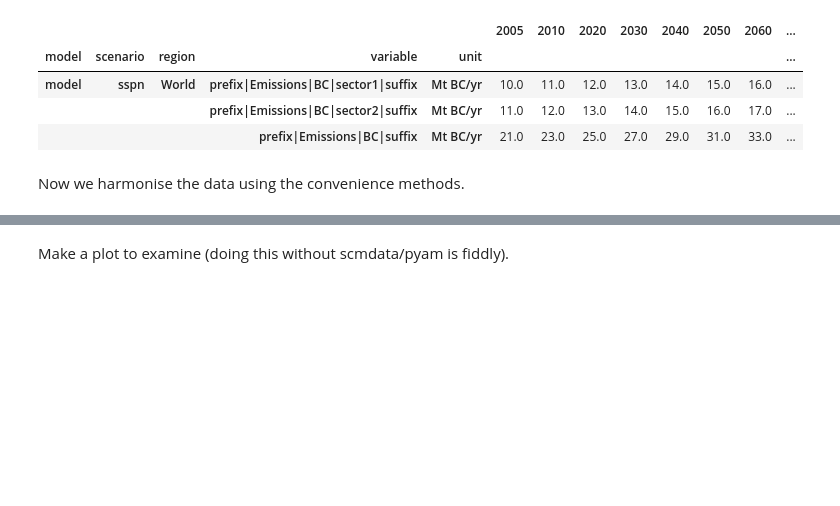
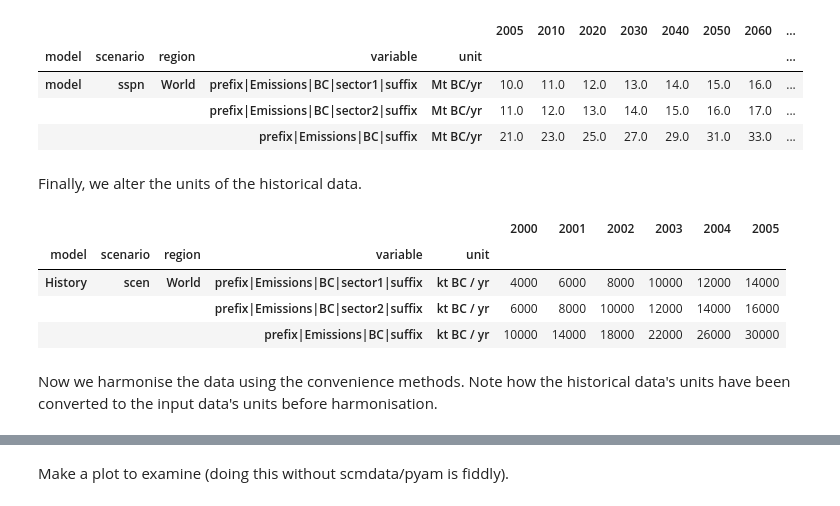
Before and after one commit to iiasa/aneris, a Jupyter notebook: doc/source/convenience.ipynb, the cells around one changed output, grey strips where cells are left out. Cells and saved outputs as stored; diff of their text form; code cells hidden in the pictures; blank space fills up the shorter version.

```diff
--- a/doc/source/convenience.ipynb
+++ b/doc/source/convenience.ipynb
@@ -71,8 +71,20 @@ model_iamc_style
 | model | sspn | World | prefix|Emissions|BC|sector1|suffix | Mt BC/yr | 10.0 | 11.0 | 12.0 | 13.0 | 14.0 | 15.0 | 16.0 | ... |
 |  |  |  | prefix|Emissions|BC|sector2|suffix | Mt BC/yr | 11.0 | 12.0 | 13.0 | 14.0 | 15.0 | 16.0 | 17.0 | ... |
 |  |  |  | prefix|Emissions|BC|suffix | Mt BC/yr | 21.0 | 23.0 | 25.0 | 27.0 | 29.0 | 31.0 | 33.0 | ... |
+# %% [markdown]
+Finally, we alter the units of the historical data.
+# %%
+hist_iamc_style *= 1000
+hist_iamc_style.index = hist_iamc_style.index.set_levels(["kt BC / yr"], level="unit")
+hist_iamc_style
+# %% [output]
+|  |  |  |  |  | 2000 | 2001 | 2002 | 2003 | 2004 | 2005 |
+| model | scenario | region | variable | unit |  |  |  |  |  |  |
+| History | scen | World | prefix|Emissions|BC|sector1|suffix | kt BC / yr | 4000 | 6000 | 8000 | 10000 | 12000 | 14000 |
+|  |  |  | prefix|Emissions|BC|sector2|suffix | kt BC / yr | 6000 | 8000 | 10000 | 12000 | 14000 | 16000 |
+|  |  |  | prefix|Emissions|BC|suffix | kt BC / yr | 10000 | 14000 | 18000 | 22000 | 26000 | 30000 |
 # %% [markdown]
-Now we harmonise the data using the convenience methods.
+Now we harmonise the data using the convenience methods. Note how the historical data's units have been converted to the input data's units before harmonisation.
 # %%
 model_harmonised = aneris.convenience.harmonise_all(
     scenarios=model_iamc_style,
```
Also changed, not shown: 1 other file.
